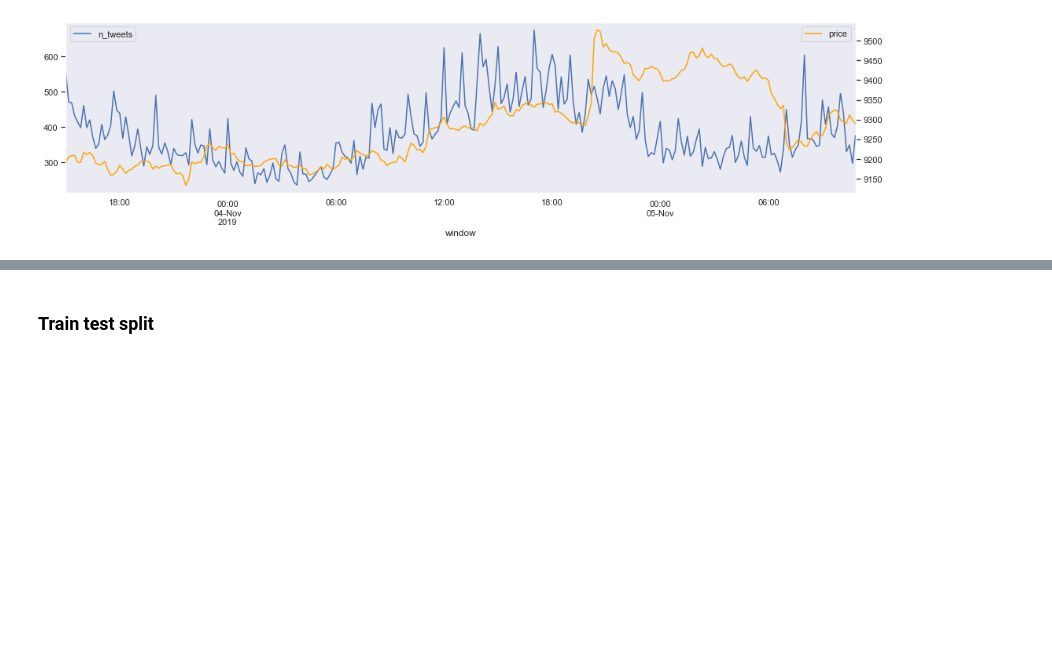
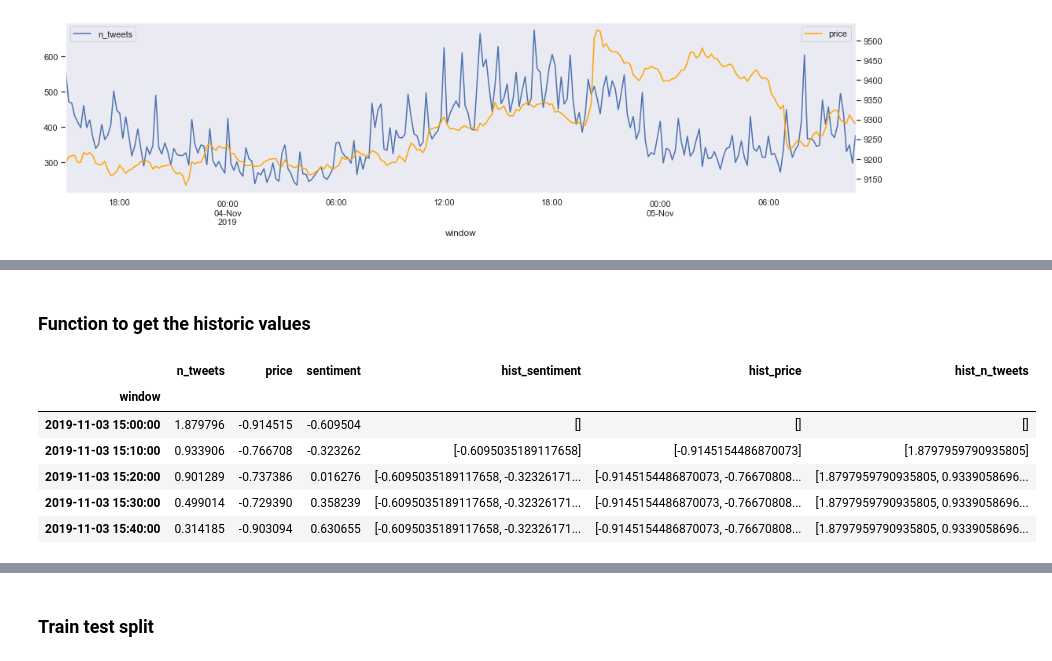
Before and after one commit to Wolfpack-Inc/data-engineering, a Jupyter notebook: machine-learning/keras-training.ipynb, the cells around one changed output, grey strips where cells are left out. Drawn from its saved outputs; the diff is of its cells as text; code cells hidden in the pictures; blank space fills up the shorter version.

```diff
--- a/machine-learning/keras-training.ipynb
+++ b/machine-learning/keras-training.ipynb
@@ -93,0 +99,2 @@ df.head()
+# %% [markdown]
+### Function to get the historic values
@@ -93,0 +111,15 @@ df.head()
+# %%
+features = ['sentiment', 'price', 'n_tweets']
+
+for feature in features:
+    df_norm['hist_{}'.format(feature)] = df_norm.apply(lambda row: historic(row, feature=feature), 1)
+
+df_norm.head()
+# %% [output]
+|  | n_tweets | price | sentiment | hist_sentiment | hist_price | hist_n_tweets |
+| window |  |  |  |  |  |  |
+| 2019-11-03 15:00:00 | 1.879796 | -0.914515 | -0.609504 | [] | [] | [] |
+| 2019-11-03 15:10:00 | 0.933906 | -0.766708 | -0.323262 | [-0.6095035189117658] | [-0.9145154486870073] | [1.8797959790935805] |
+| 2019-11-03 15:20:00 | 0.901289 | -0.737386 | 0.016276 | [-0.6095035189117658, -0.32326171... | [-0.9145154486870073, -0.76670808... | [1.8797959790935805, 0.9339058696... |
+| 2019-11-03 15:30:00 | 0.499014 | -0.729390 | 0.358239 | [-0.6095035189117658, -0.32326171... | [-0.9145154486870073, -0.76670808... | [1.8797959790935805, 0.9339058696... |
+| 2019-11-03 15:40:00 | 0.314185 | -0.903094 | 0.630655 | [-0.6095035189117658, -0.32326171... | [-0.9145154486870073, -0.76670808... | [1.8797959790935805, 0.9339058696... |
```
Also changed, not shown: parts of 19 cells of this notebook.
